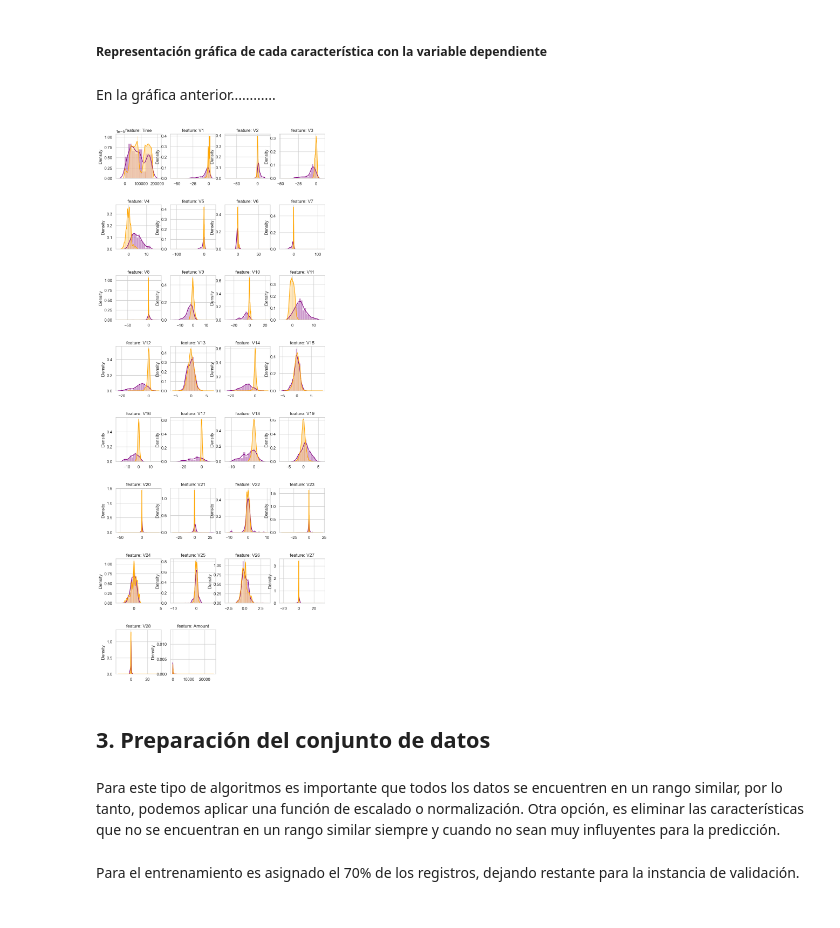
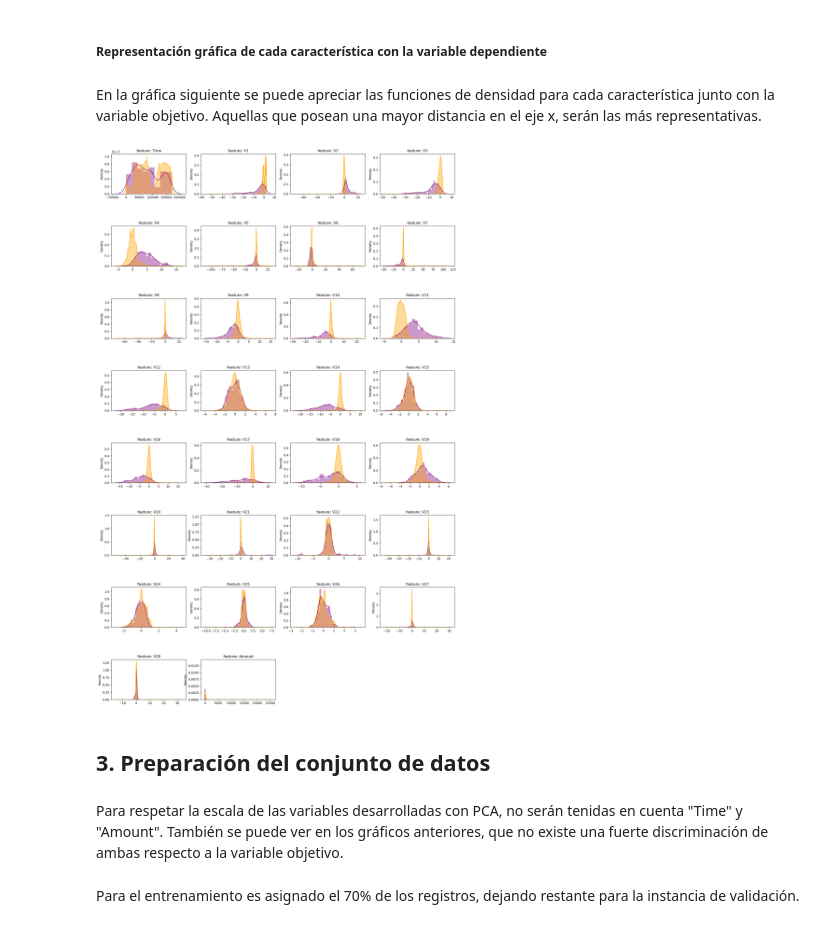
Before and after one commit to malcolmdpc/MachineLearningConPython, a Jupyter notebook: Regresión Logística • Detección de Fraude con Tarjetas de Crédito/Regresión Logística • Detección de Fraude con TC.ipynb, the cells around one changed output. Cells and saved outputs as stored; diff of their text form; code cells hidden in the pictures.

```diff
--- a/Regresión Logística • Detección de Fraude con Tarjetas de Crédito/Regresión Logística • Detección de Fraude con TC.ipynb
+++ b/Regresión Logística • Detección de Fraude con Tarjetas de Crédito/Regresión Logística • Detección de Fraude con TC.ipynb
@@ -127,28 +126,28 @@ df.describe()
 # %% [markdown]
 ##### Representación gráfica de cada característica con la variable dependiente
-# %% [markdown]
-En la gráfica anterior............
+# %% [markdown]
+En la gráfica siguiente se puede apreciar las funciones de densidad para cada característica junto con la variable objetivo. Aquellas que posean una mayor distancia en el eje x, serán las más representativas.
 # %%
 features = df.drop("Class", axis=1)
 
-plt.figure(figsize=(10,26))
+plt.figure(figsize=(20,32))
 gs = gridspec.GridSpec(8, 4)
-gs.update(hspace=0.6)
+gs.update(hspace=0.8)
 
 for i, f in enumerate(features):
     ax = plt.subplot(gs[i])
     sns.distplot(df[f][df["Class"] == 1], color="purple")
     sns.distplot(df[f][df["Class"] == 0], color="orange", )
     ax.set_xlabel('')
     ax.set_title('feature: ' + str(f))
 
 plt.show()
 # %% [output]
-[figure, old version]
+[figure, new version]
 # %% [markdown]
 ## 3. Preparación del conjunto de datos
-# %% [markdown]
-Para este tipo de algoritmos es importante que todos los datos se encuentren en un rango similar, por lo tanto, podemos aplicar una función de escalado o normalización. Otra opción, es eliminar las características que no se encuentran en un rango similar siempre y cuando no sean muy influyentes para la predicción.
+# %% [markdown]
+Para respetar la escala de las variables desarrolladas con PCA, no serán tenidas en cuenta "Time" y "Amount". También se puede ver en los gráficos anteriores, que no existe una fuerte discriminación de ambas respecto a la variable objetivo.
 # %%
 # Separación de variables predictoras de la variable dependiente
 X = df.drop(["Time", "Amount", "Class"], axis=1)
```
Also changed, not shown: parts of 27 cells of this notebook.
